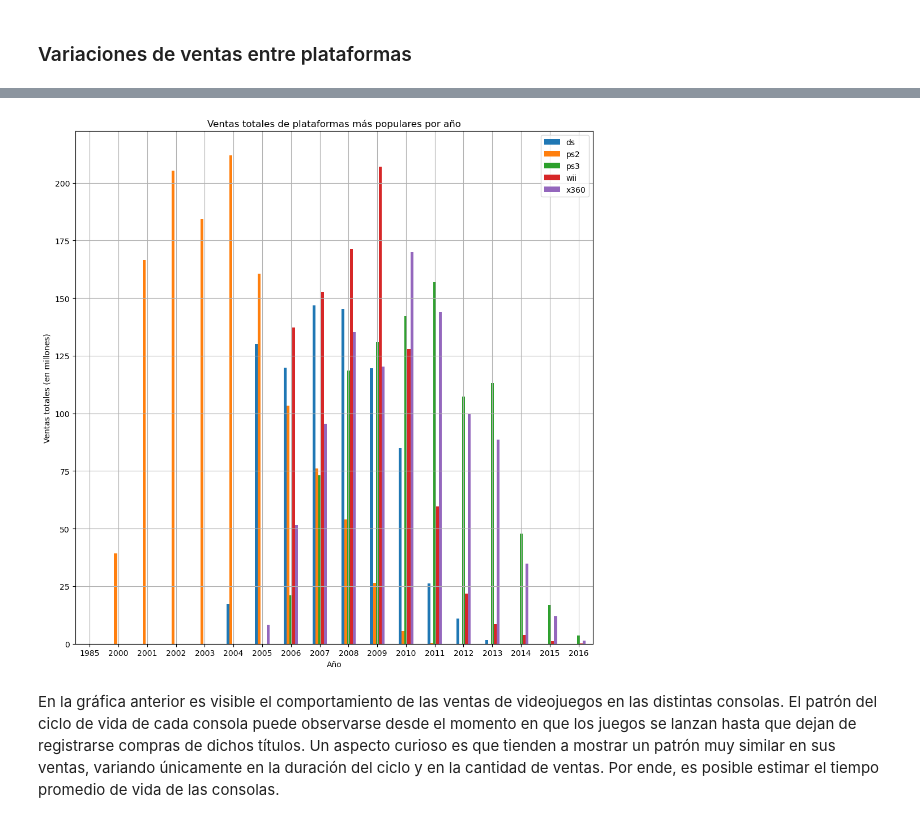
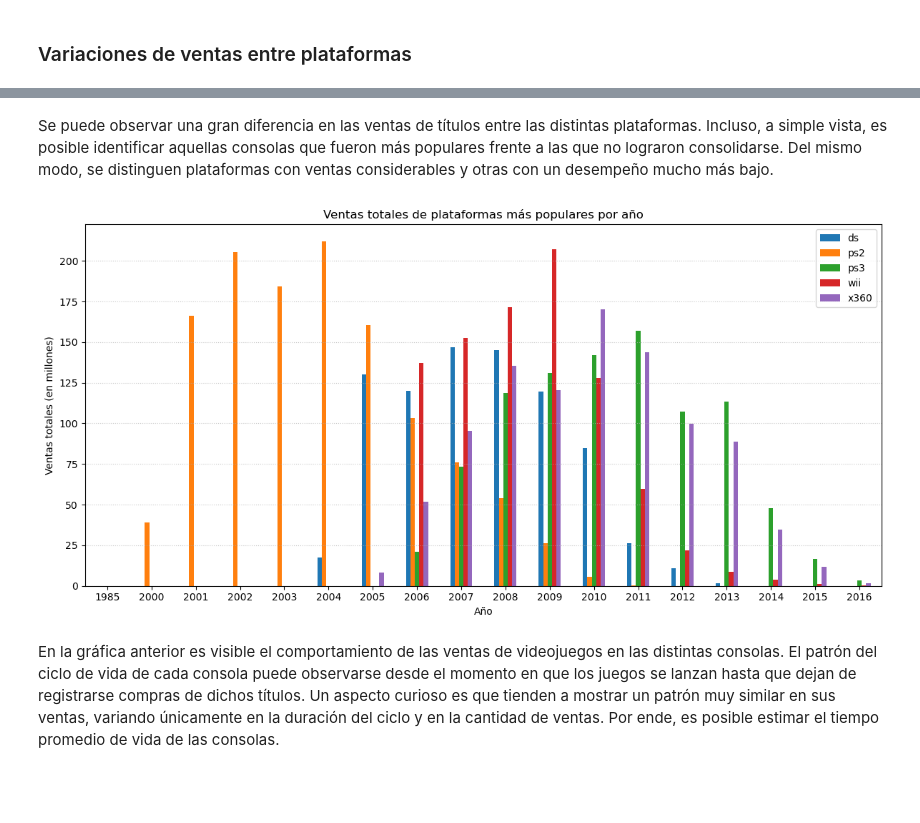
Before and after one commit to SebastianVeraM/Project_Sales_Analysis, a Jupyter notebook: Sprint6_notebook.ipynb, the cells around one changed output, grey strips where cells are left out. Saved outputs shown, nothing was run; the diff lists cells and outputs as text; code cells hidden in the pictures; blank space fills up the shorter version.

```diff
--- a/Sprint6_notebook.ipynb
+++ b/Sprint6_notebook.ipynb
@@ -336,25 +328,27 @@ Name: total_sales, dtype: float64
+# %% [markdown]
+Se puede observar una gran diferencia en las ventas de títulos entre las distintas plataformas. Incluso, a simple vista, es posible identificar aquellas consolas que fueron más populares frente a las que no lograron consolidarse. Del mismo modo, se distinguen plataformas con ventas considerables y otras con un desempeño mucho más bajo.
 # %%
 platforms = ['PS2', 'X360', 'Wii', 'PS3', 'DS']
 most_popular = platforms_sales[platforms_sales['platform'].isin(platforms)]
 pivot_popular = most_popular.pivot_table(index='year_of_release',columns='platform',values='total_sales',aggfunc='sum').fillna(0)
 pivot_popular = pivot_popular.rename(columns={'PS2': 'total_sales_ps2','X360': 'total_sales_x360','Wii': 'total_sales_wii','PS3': 'total_sales_ps3','DS': 'total_sales_ds'})
 pivot_popular = pivot_popular.reset_index()
 popular_console_sales = pivot_popular.columns.drop('year_of_release')
 pivot_popular.plot(kind='bar',
               x='year_of_release',
               y=popular_console_sales,
               title='Ventas totales de plataformas más populares por año',
               xlabel='Año',
               ylabel='Ventas totales (en millones)',
-              figsize=(10,10),
+              figsize=(12,6),
               rot=0
              )
-plt.grid(True)
+plt.grid(axis='y', linestyle=':', alpha=0.7)
 plt.legend([col.split('_')[-1] for col in popular_console_sales])
 plt.tight_layout()
 plt.show()
 # %% [output]
-[figure, old version]
+[figure, new version]
 # %% [markdown]
 En la gráfica anterior es visible el comportamiento de las ventas de videojuegos en las distintas consolas. El patrón del ciclo de vida de cada consola puede observarse desde el momento en que los juegos se lanzan hasta que dejan de registrarse compras de dichos títulos. Un aspecto curioso es que tienden a mostrar un patrón muy similar en sus ventas, variando únicamente en la duración del ciclo y en la cantidad de ventas. Por ende, es posible estimar el tiempo promedio de vida de las consolas.
 # %%
```
Also changed, not shown: parts of 27 cells of this notebook, 2 other files.
